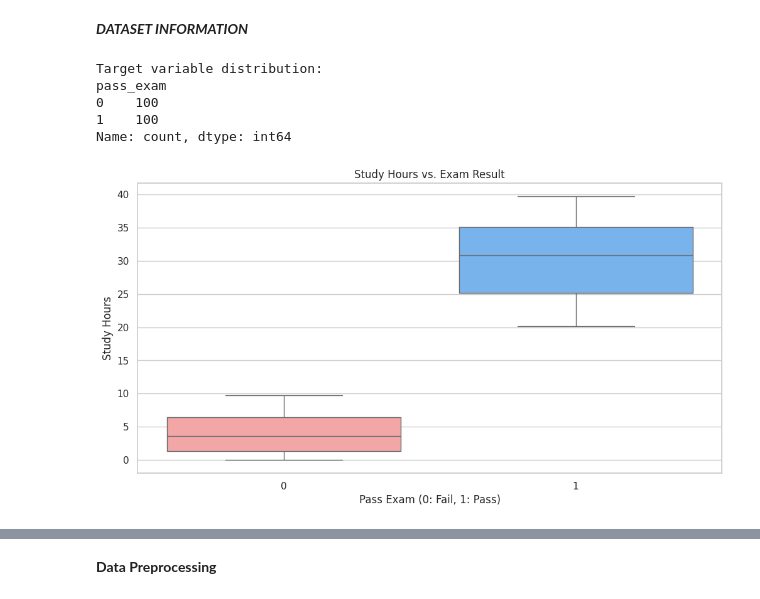
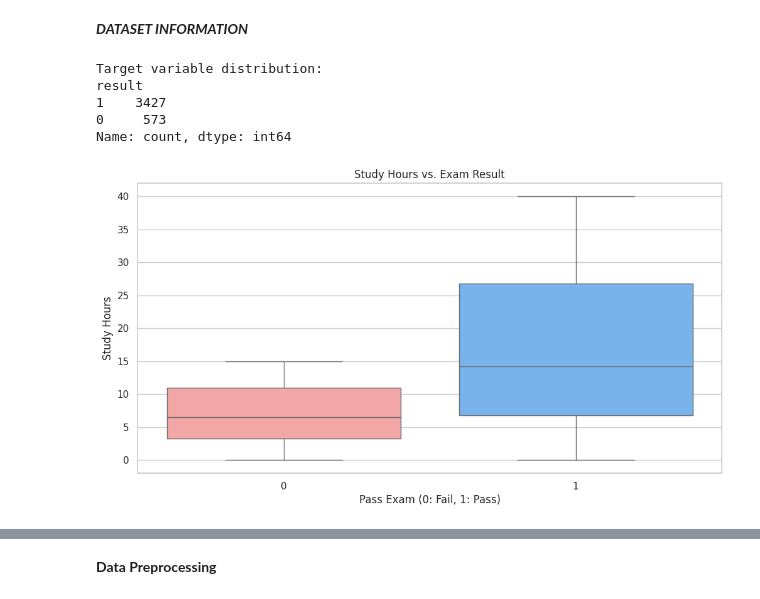
Before and after one commit to FappLord/MAI391_Project, a Jupyter notebook: MAI391_Project.ipynb, the cells around one changed output, grey strips where cells are left out. Drawn from its saved outputs; the diff is of its cells as text; code cells hidden in the pictures.

```diff
--- a/MAI391_Project.ipynb
+++ b/MAI391_Project.ipynb
@@ -44,22 +44,22 @@ Dataset has 200 rows and 4 columns
 # %%
 # Check data distribution and balance
 print("Target variable distribution:")
-print(df['pass_exam'].value_counts())
+print(df['result'].value_counts())
 
 # Visualize feature distributions
 plt.figure(figsize=(12, 6))
-sns.boxplot(x='pass_exam', y='study_hours', data=df, hue="pass_exam", palette=["#ff9999", "#66b3ff"], legend=False)
+sns.boxplot(x='result', y='study_hours', data=df, hue="result", palette=["#ff9999", "#66b3ff"], legend=False)
 plt.title("Study Hours vs. Exam Result")
 plt.xlabel("Pass Exam (0: Fail, 1: Pass)")
 plt.ylabel("Study Hours")
 plt.show()
 # %% [output]
 Target variable distribution:
-pass_exam
-0    100
-1    100
+result
+1    3427
+0     573
 Name: count, dtype: int64
-[figure, old version]
+[figure, new version]
 # %%
 print("\n Missing values:")
 df.isnull().sum()
```
Also changed, not shown: parts of 6 cells of this notebook.
